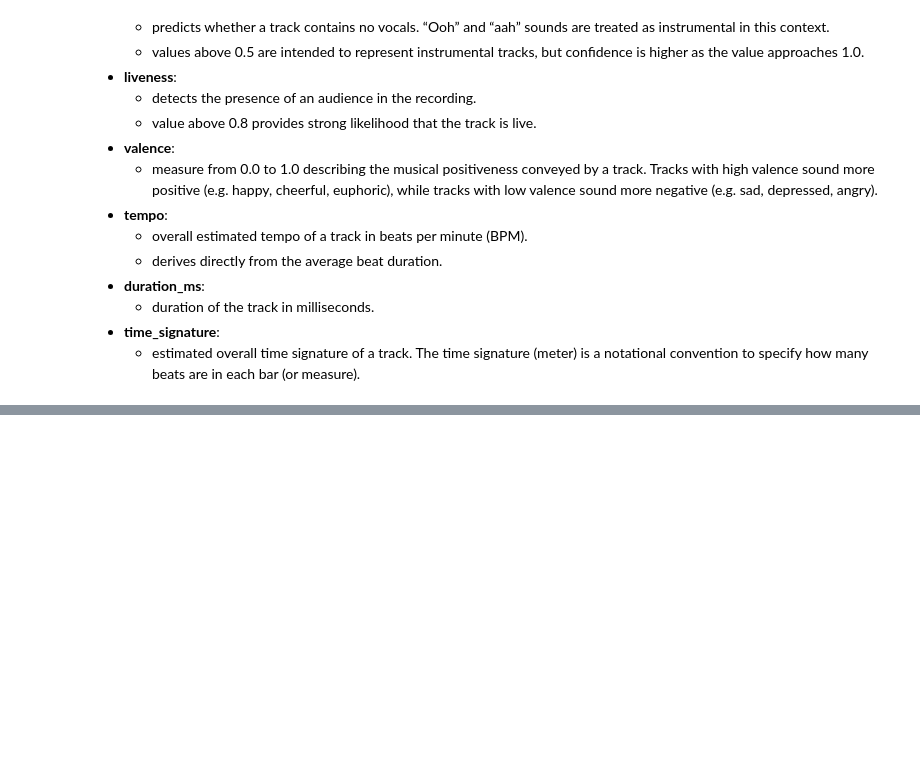
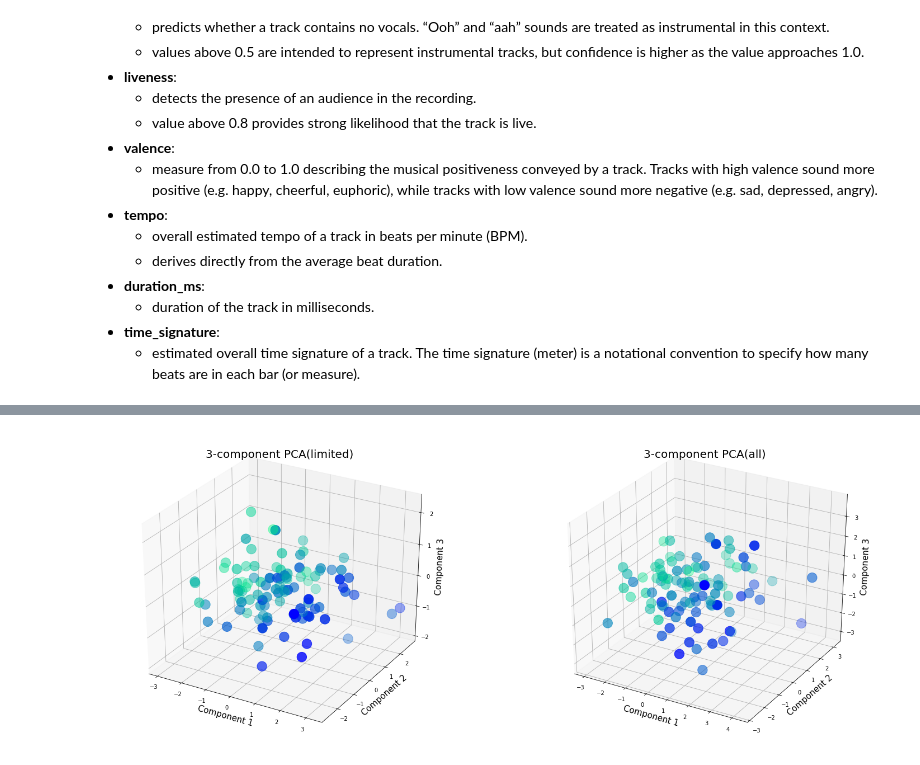
Before and after one commit to bigolu/CS439, a Jupyter notebook: SpotifyRankingStudy.ipynb, the cells around one changed output, grey strips where cells are left out. Drawn from its saved outputs; the diff is of its cells as text; code cells hidden in the pictures; blank space fills up the shorter version.

```diff
--- a/SpotifyRankingStudy.ipynb
+++ b/SpotifyRankingStudy.ipynb
@@ -209,37 +233,109 @@ The other components - energy, danceability, valence, etc, already follow distri
 # %%
 from sklearn.decomposition import PCA
 from sklearn.preprocessing import StandardScaler
+from mpl_toolkits.mplot3d import Axes3D
 
 
 
 
-relevant = ["danceability", "energy", "loudness", "valence"]
-entries = sdata["artists"] + ": " + sdata["name"]
+
+relevant = ["danceability", "energy", "power_ratio", "valence"]
+entries = sdata["energy"]
 
 #must standardize
 x = sdata.loc[:, relevant].values
 x = StandardScaler().fit_transform(x)
 
-#pcatpca
-songpca = PCA(n_components=2)
+#pca
+songpca = PCA(n_components=3)
 songpca.fit(x)
 components = songpca.transform(x)
 
 
 pca_df = pd.DataFrame(data = components)
 
 pca_df = pd.concat([pca_df, entries], axis = 1)
-pca_df.columns = ['pca1', 'pca2','songs']
+pca_df.columns = ['pca1', 'pca2', 'pca3', 'energy']
 
 #visualize
-fig2_1 = plt.figure(figsize = (15,10))
-a = fig2_1.add_subplot(1,1,1)
+fig2_1 = plt.figure(figsize = (25,10))
+a =  fig2_1.add_subplot(1,2,1, projection = '3d')
+#a = Axes3D(fig2_1.add_subplot(1,2,1))
+a.scatter(pca_df['pca1'], pca_df['pca2'], pca_df['pca3'], c=pca_df["energy"], cmap=plt.cm.winter, s = 300)
+
 a.set_xlabel('Component 1', fontsize = 15)
 a.set_ylabel('Component 2', fontsize = 15)
-a.set_title('2-component PCA', fontsize = 20)
+a.set_zlabel('Component 3', fontsize = 15)
 
-a.scatter(pca_df['pca1'], pca_df['pca2'], c = 'blue', s = 50)
+a.set_title('3-component PCA(limited)', fontsize = 20)
 
 
 a.grid()
-songpca.explained_variance_ratio_
+
+
+fig2_2 = plt.figure(figsize = (25,10))
+
+b = fig2_2.add_subplot(1,2,1)
+
+b.scatter(pca_df['pca1'], pca_df['pca2'], c=pca_df["energy"], cmap=plt.cm.winter , s = 300)
+
+b.set_xlabel('Component 1', fontsize = 15)
+b.set_ylabel('Component 2', fontsize = 15)
+
+b.set_title('2-component PCA(limited)', fontsize = 20)
+
+
+
+
+b.grid()
+
+
+notallrelevant = ["danceability", "energy", "keyscore", "power_ratio", "speechiness", "acousticness", "liveness", "valence", "tempo", "duration_ms"]
+entries2 = sdata["energy"]
+
+#must standardize
+x = sdata.loc[:, notallrelevant].values
+x = StandardScaler().fit_transform(x)
+
+#pca
+songpca2 = PCA(n_components=3)
+songpca2.fit(x)
+components2 = songpca2.transform(x)
+
+
+pca_df2 = pd.DataFrame(data = components2)
+
+pca_df2 = pd.concat([pca_df2, entries2], axis = 1)
+pca_df2.columns = ['pca1', 'pca2', 'pca3', 'energy']
+
+#visualize
+c =  fig2_1.add_subplot(1,2, 2, projection = '3d')
+#a = Axes3D(fig2_1.add_subplot(1,2,1))
+c.scatter(pca_df2['pca1'], pca_df2['pca2'], pca_df2['pca3'], c=pca_df2["energy"], cmap=plt.cm.winter, s = 300)
+
+c.set_xlabel('Component 1', fontsize = 15)
+c.set_ylabel('Component 2', fontsize = 15)
+c.set_zlabel('Component 3', fontsize = 15)
+
+c.set_title('3-component PCA(all)', fontsize = 20)
+
+
+
+c.grid()
+
+
+
+d = fig2_2.add_subplot(1,2,2)
+
+d.scatter(pca_df2['pca1'], pca_df2['pca2'], c=pca_df2["energy"], cmap=plt.cm.winter, s = 300)
+
+d.set_xlabel('Component 1', fontsize = 15)
+d.set_ylabel('Component 2', fontsize = 15)
+
+d.set_title('2-component PCA(all)', fontsize = 20)
+
+
+
+d.grid()
+# %% [output]
+[figure, added]
```
Also changed, not shown: parts of 15 cells of this notebook, 1 other file.
